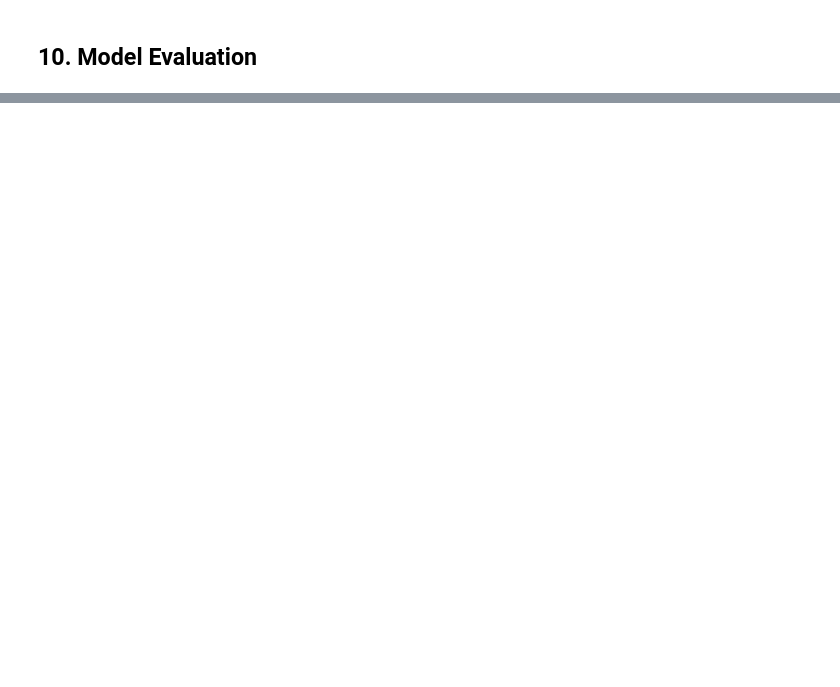
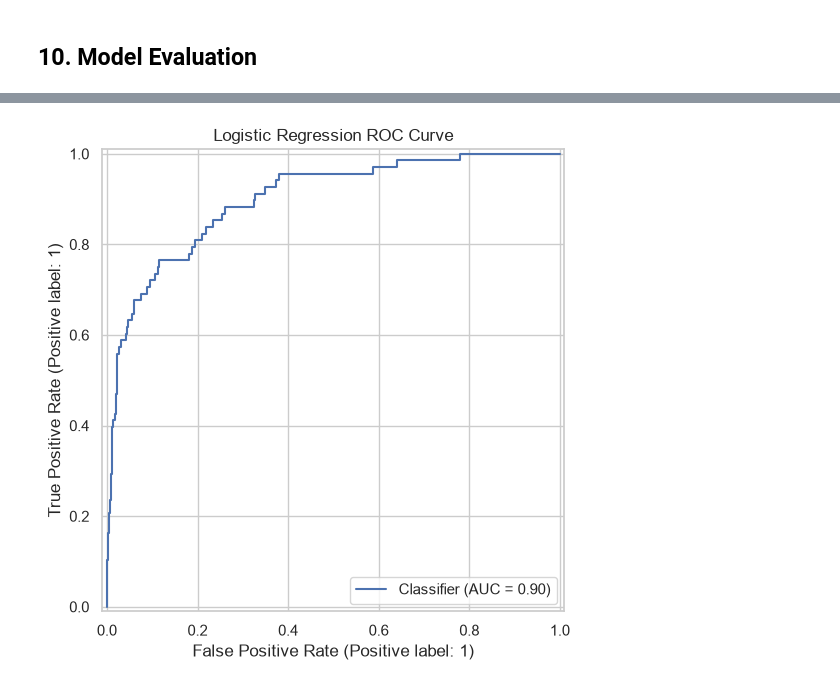
Before and after one commit to Victoria-Hart/industrial-maintenance-project, a Jupyter notebook: notebooks/predictive-maintenance.ipynb, the cells around one changed output, grey strips where cells are left out. Cells and saved outputs as stored; diff of their text form; code cells hidden in the pictures; blank space fills up the shorter version.

```diff
--- a/notebooks/predictive-maintenance.ipynb
+++ b/notebooks/predictive-maintenance.ipynb
@@ -740,0 +953,12 @@ Possible future improvements include:
+# %%
+from sklearn.metrics import RocCurveDisplay
+
+RocCurveDisplay.from_predictions(
+    y_test,
+    y_prob_lr
+)
+
+plt.title("Logistic Regression ROC Curve")
+plt.show()
+# %% [output]
+[figure, added]
```
Also changed, not shown: parts of 144 cells of this notebook.
